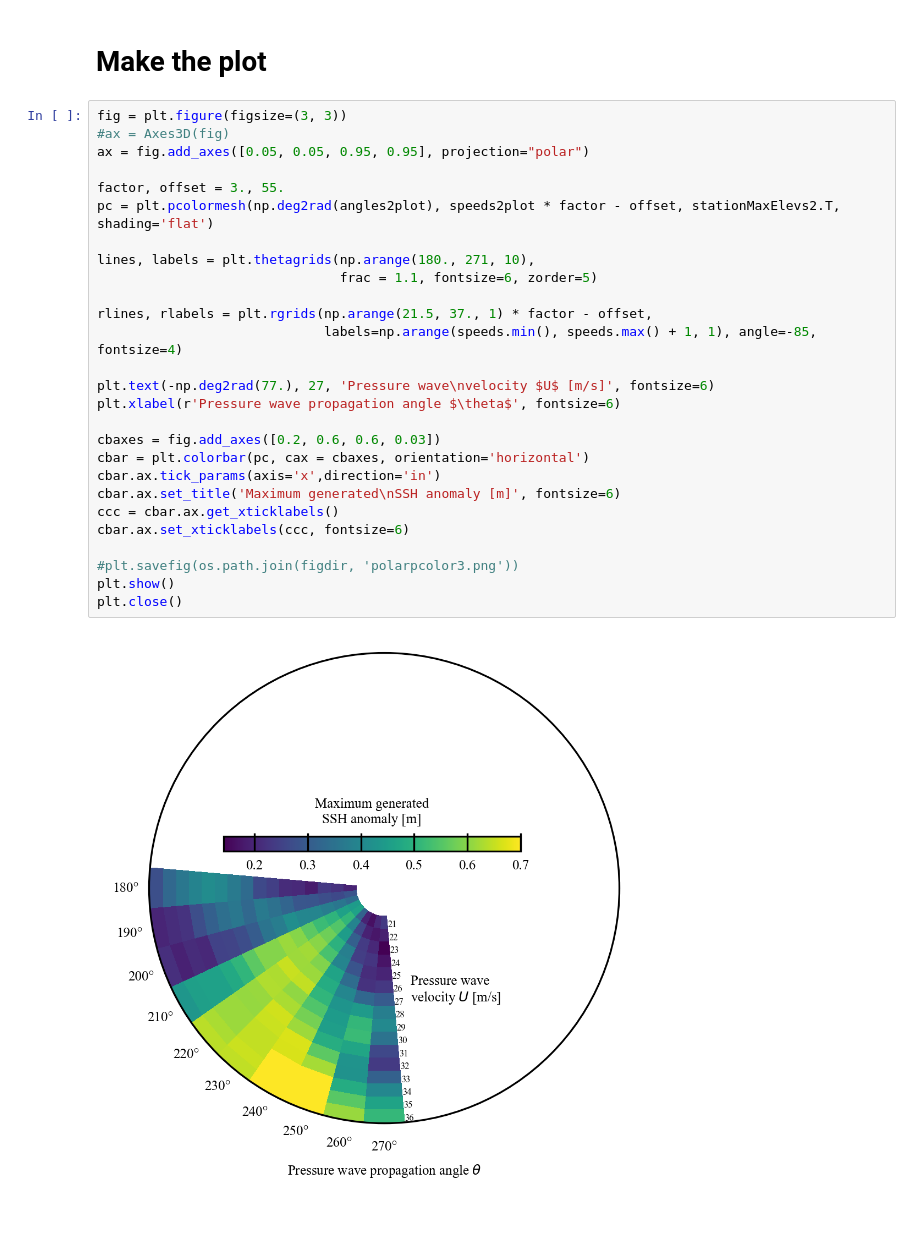
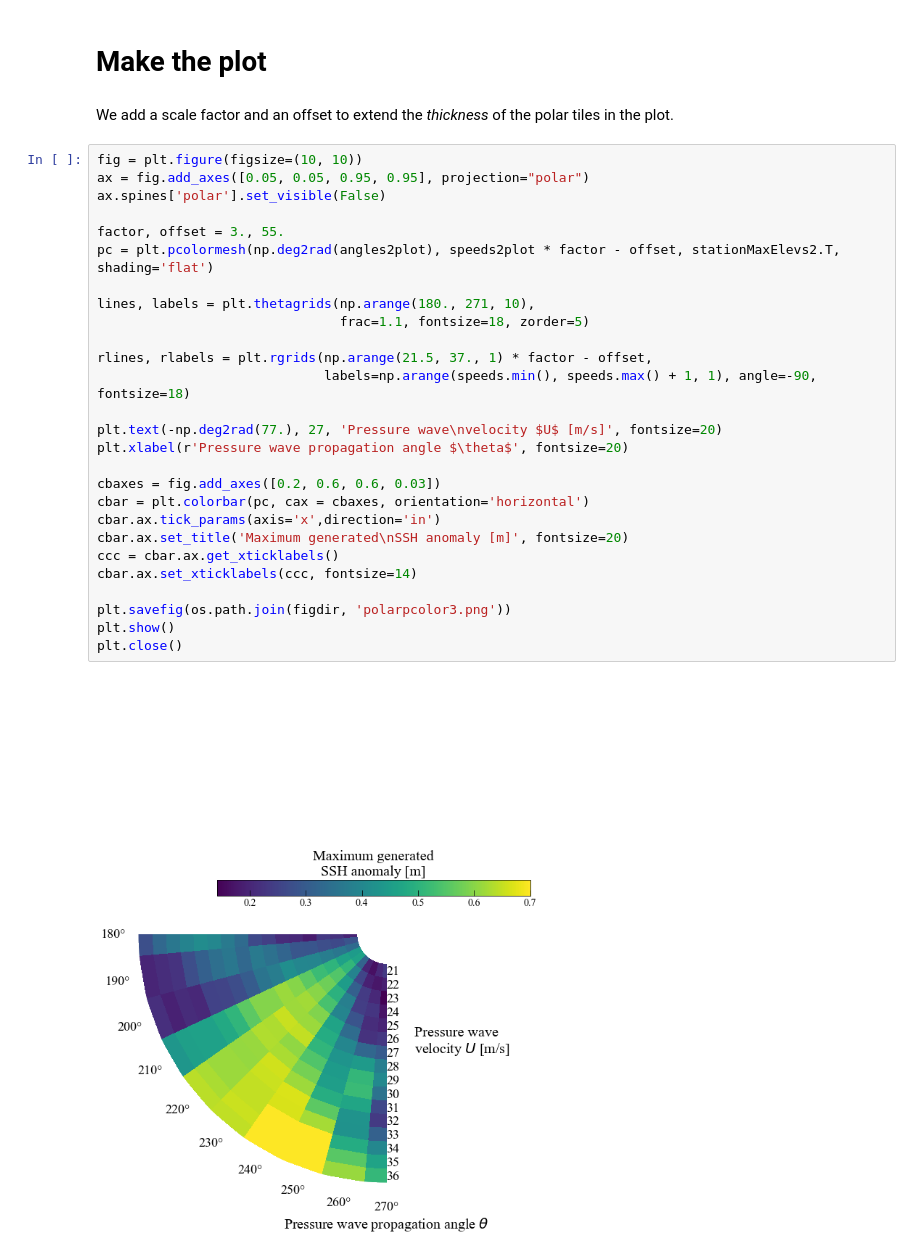
Before and after one commit to socib/SOCIB_plots, a Jupyter notebook: Projects/Rissaga/plot_paperfigure2_polar.ipynb, the cells around one changed output. Cells and saved outputs as stored; diff of their text form; blank space fills up the shorter version.

```diff
--- a/Projects/Rissaga/plot_paperfigure2_polar.ipynb
+++ b/Projects/Rissaga/plot_paperfigure2_polar.ipynb
@@ -29,32 +34,34 @@ dspeed = np.gradient(speeds)[0]
 speeds2plot = np.arange(speeds[0] - dspeed/2., speeds[-1] + dspeed, dspeed)
 # %% [markdown]
 # Make the plot
+# %% [markdown]
+We add a scale factor and an offset to extend the *thickness* of the polar tiles in the plot.
 # %%
-fig = plt.figure(figsize=(3, 3))
-#ax = Axes3D(fig)
+fig = plt.figure(figsize=(10, 10))
 ax = fig.add_axes([0.05, 0.05, 0.95, 0.95], projection="polar")
+ax.spines['polar'].set_visible(False)
 
 factor, offset = 3., 55.
 pc = plt.pcolormesh(np.deg2rad(angles2plot), speeds2plot * factor - offset, stationMaxElevs2.T, shading='flat')
 
 lines, labels = plt.thetagrids(np.arange(180., 271, 10),
-                               frac = 1.1, fontsize=6, zorder=5)
+                               frac=1.1, fontsize=18, zorder=5)
 
 rlines, rlabels = plt.rgrids(np.arange(21.5, 37., 1) * factor - offset,
-                             labels=np.arange(speeds.min(), speeds.max() + 1, 1), angle=-85, fontsize=4)
+                             labels=np.arange(speeds.min(), speeds.max() + 1, 1), angle=-90, fontsize=18)
 
-plt.text(-np.deg2rad(77.), 27, 'Pressure wave\nvelocity $U$ [m/s]', fontsize=6)
-plt.xlabel(r'Pressure wave propagation angle $\theta$', fontsize=6)
+plt.text(-np.deg2rad(77.), 27, 'Pressure wave\nvelocity $U$ [m/s]', fontsize=20)
+plt.xlabel(r'Pressure wave propagation angle $\theta$', fontsize=20)
 
 cbaxes = fig.add_axes([0.2, 0.6, 0.6, 0.03])
 cbar = plt.colorbar(pc, cax = cbaxes, orientation='horizontal')
 cbar.ax.tick_params(axis='x',direction='in')
-cbar.ax.set_title('Maximum generated\nSSH anomaly [m]', fontsize=6)
+cbar.ax.set_title('Maximum generated\nSSH anomaly [m]', fontsize=20)
 ccc = cbar.ax.get_xticklabels()
-cbar.ax.set_xticklabels(ccc, fontsize=6)
+cbar.ax.set_xticklabels(ccc, fontsize=14)
 
-#plt.savefig(os.path.join(figdir, 'polarpcolor3.png'))
+plt.savefig(os.path.join(figdir, 'polarpcolor3.png'))
 plt.show()
 plt.close()
 # %% [output]
-[figure, old version]
+[figure, new version]
```
Also changed, not shown: parts of 3 cells of this notebook.
